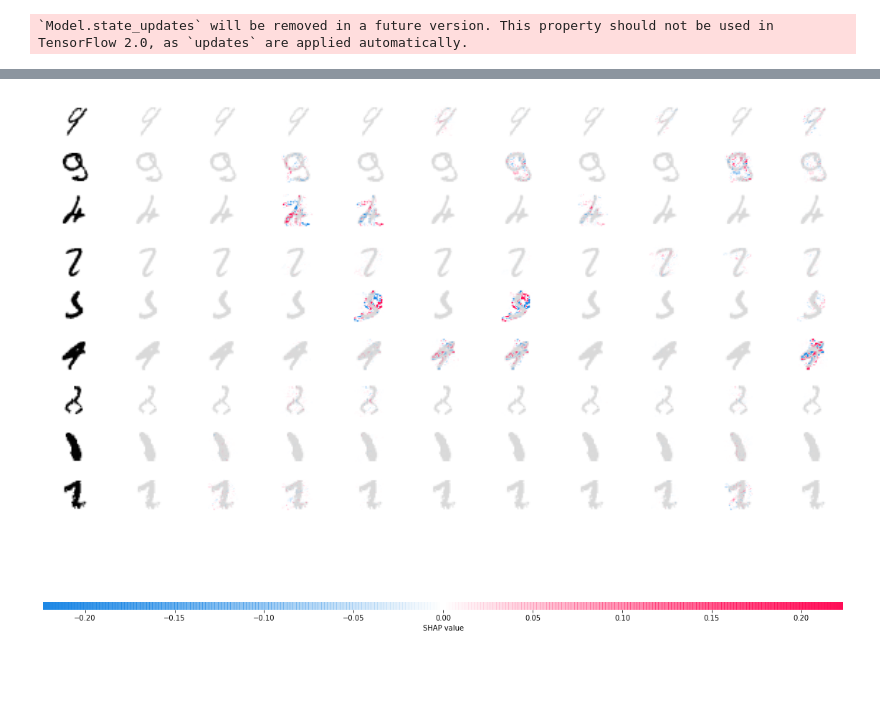
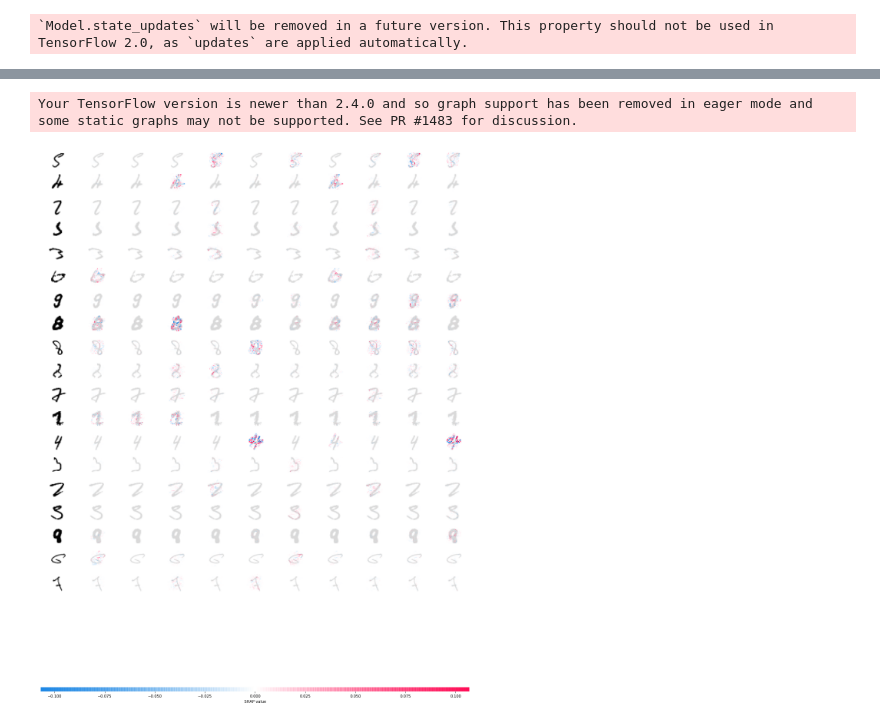
Before and after one commit to raffaelschmid/xai-adversarial-attack, a Jupyter notebook: notebook/modeling/03_explain_shap.ipynb, the cells around one changed output, grey strips where cells are left out. Saved outputs shown, nothing was run; the diff lists cells and outputs as text; code cells hidden in the pictures; blank space fills up the shorter version.

```diff
--- a/notebook/modeling/03_explain_shap.ipynb
+++ b/notebook/modeling/03_explain_shap.ipynb
@@ -32,5 +24,7 @@ x_test_reshaped.shape
+# %%
+x_test, y_test = load_test_dataset(normalize=True)
 # %% [markdown]
 ## Load Pretrained Model
 The model was pretrained [here](../modeling/01_train_model.ipynb) and persisted into [data](../../data/model/convolutional).
 # %%
-model = load_model(model_convolutional)
+model = load_model(model_convolutional_dataset)
@@ -39,8 +42,8 @@ model = load_model(model_convolutional)
 The following code predicts n items out of the test dataset.
 # %%
 compare_items = 10000
-prediction = [argmax(x) for x in model.predict(x_test_reshaped[:compare_items])]
-expectation = y_test_reshaped[:compare_items]
+prediction = [argmax(x) for x in model.predict(x_test[:compare_items])]
+expectation = y_test[:compare_items]
 
 comparison = concat([expectation.rename('actual'), DataFrame(prediction, columns=['prediction'])], axis=1)
 missmatch_ids = comparison[comparison.prediction != comparison.actual].index
@@ -79,5 +64,6 @@ Your TensorFlow version is newer than 2.4.0 and so graph support has been remove
 # %%
-mm = x_test_reshaped[missmatch_ids]
-plot_shap(model, mm, elements=10)
+mm = x_test[missmatch_ids]
+plot_shap(model, mm, elements=20)
 # %% [output]
+Your TensorFlow version is newer than 2.4.0 and so graph support has been removed in eager mode and some static graphs may not be supported. See PR #1483 for discussion.
-[figure, old version]
+[figure, new version]
```
Also changed, not shown: parts of 14 cells of this notebook, 10 other files.
